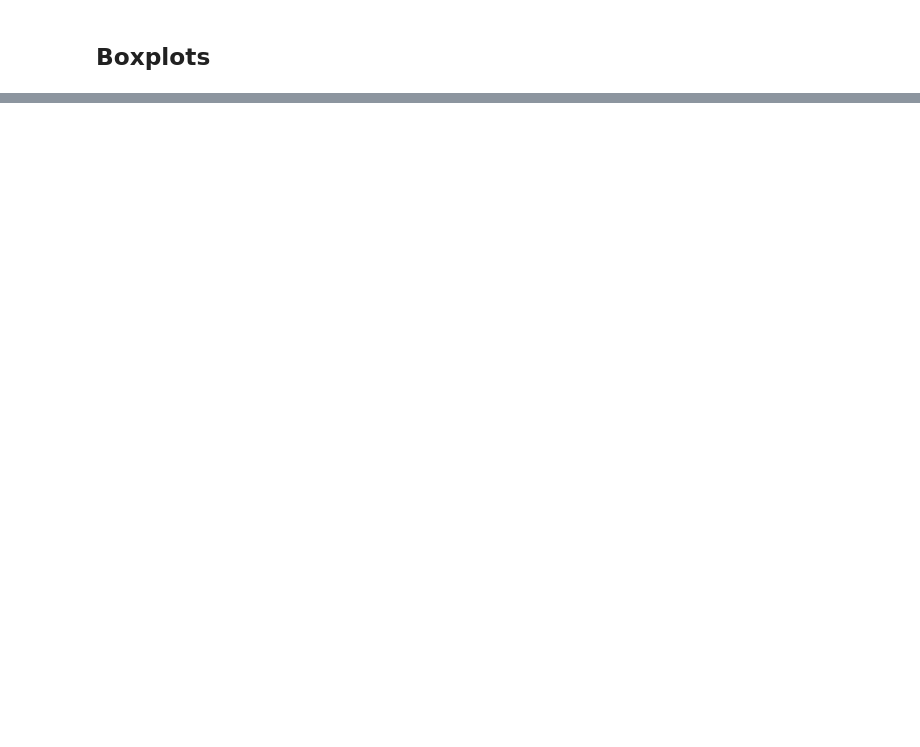
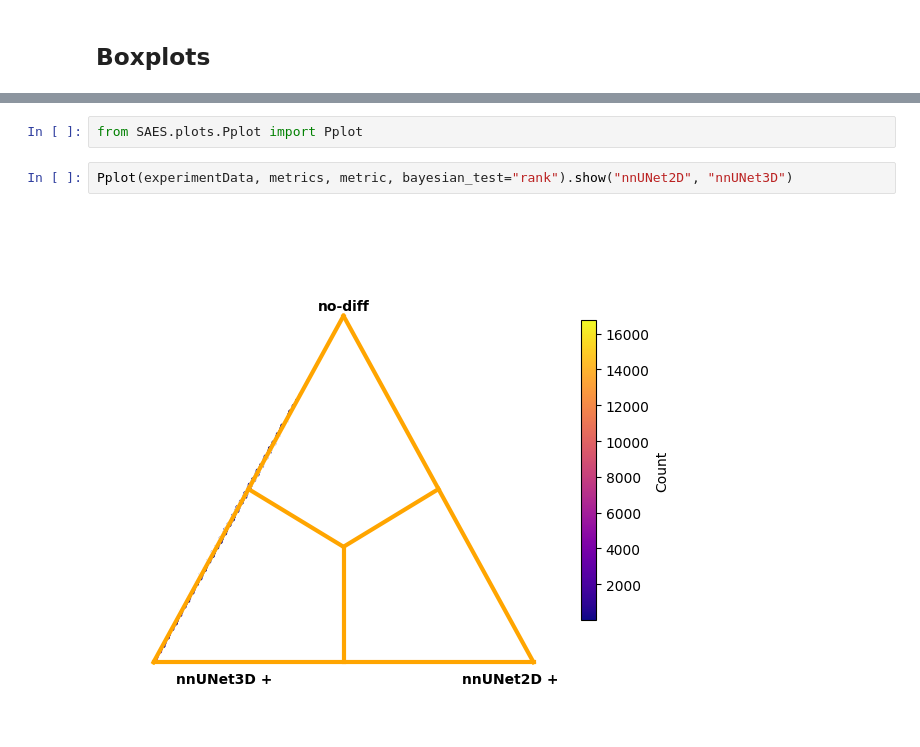
Before and after one commit to rorro6787/NND, a Jupyter notebook: notebooks/multiobjective_optimization.ipynb, the cells around one changed output, grey strips where cells are left out. Drawn from its saved outputs; the diff is of its cells as text; blank space fills up the shorter version.

Commit message:
Test for results

```diff
--- a/notebooks/multiobjective_optimization.ipynb
+++ b/notebooks/multiobjective_optimization.ipynb
@@ -65,0 +60,6 @@ boxplot.show_all_instances()
+# %%
+from SAES.plots.Pplot import Pplot
+# %%
+Pplot(experimentData, metrics, metric, bayesian_test="rank").show("nnUNet2D", "nnUNet3D")
+# %% [output]
+[figure, added]
```
Also changed, not shown: parts of 6 cells of this notebook, 8 other files.
